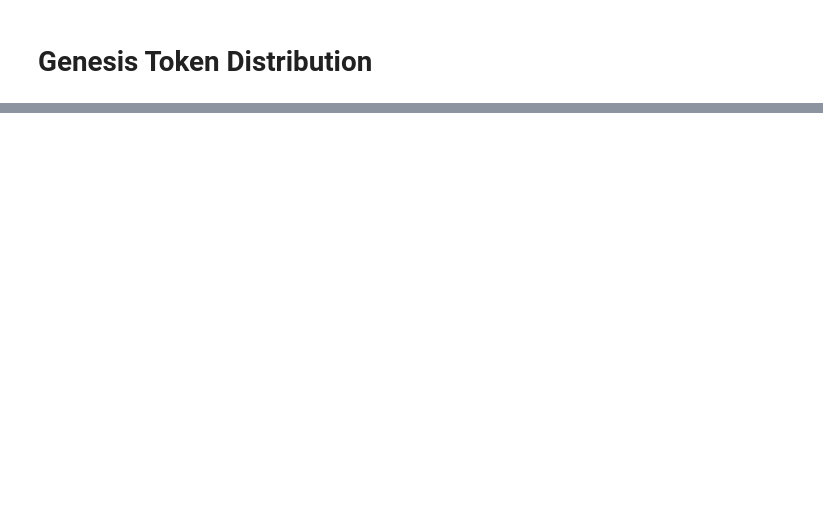
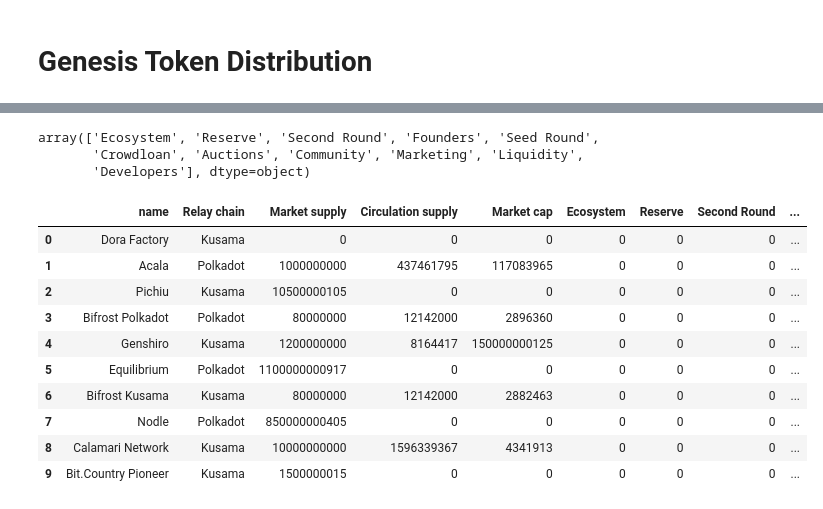
Before and after one commit to hashed-io/hashed-genesis-token-distribution-scraping, a Jupyter notebook: genesis_token.ipynb, the cells around one changed output, grey strips where cells are left out. Cells and saved outputs as stored; diff of their text form; code cells hidden in the pictures; blank space fills up the shorter version.

Commit message:
print data

```diff
--- a/genesis_token.ipynb
+++ b/genesis_token.ipynb
@@ -133,0 +68,4 @@ new_df
+# %%
+categories = pd.read_csv('GenesisTokensAnalysis-scrapedcategories.csv')
+
+print(categories)
@@ -133,0 +87,23 @@ new_df
+# %%
+categories["Subcategory"].unique()
+# %% [output]
+array(['Ecosystem', 'Reserve', 'Second Round', 'Founders', 'Seed Round',
+       'Crowdloan', 'Auctions', 'Community', 'Marketing', 'Liquidity',
+       'Developers'], dtype=object)
+# %%
+for Subcategory in categories["Subcategory"].unique():
+  new_df[Subcategory] = 0
+
+new_df.head(10)
+# %% [output]
+|  | name | Relay chain | Market supply | Circulation supply | Market cap | Ecosystem | Reserve | Second Round | ... |
+| 0 | Dora Factory | Kusama | 0 | 0 | 0 | 0 | 0 | 0 | ... |
+| 1 | Acala | Polkadot | 1000000000 | 437461795 | 117083965 | 0 | 0 | 0 | ... |
+| 2 | Pichiu | Kusama | 10500000105 | 0 | 0 | 0 | 0 | 0 | ... |
+| 3 | Bifrost Polkadot | Polkadot | 80000000 | 12142000 | 2896360 | 0 | 0 | 0 | ... |
+| 4 | Genshiro | Kusama | 1200000000 | 8164417 | 150000000125 | 0 | 0 | 0 | ... |
+| 5 | Equilibrium | Polkadot | 1100000000917 | 0 | 0 | 0 | 0 | 0 | ... |
+| 6 | Bifrost Kusama | Kusama | 80000000 | 12142000 | 2882463 | 0 | 0 | 0 | ... |
+| 7 | Nodle | Polkadot | 850000000405 | 0 | 0 | 0 | 0 | 0 | ... |
+| 8 | Calamari Network | Kusama | 10000000000 | 1596339367 | 4341913 | 0 | 0 | 0 | ... |
+| 9 | Bit.Country Pioneer | Kusama | 1500000015 | 0 | 0 | 0 | 0 | 0 | ... |
```
Also changed, not shown: parts of 18 cells of this notebook.
